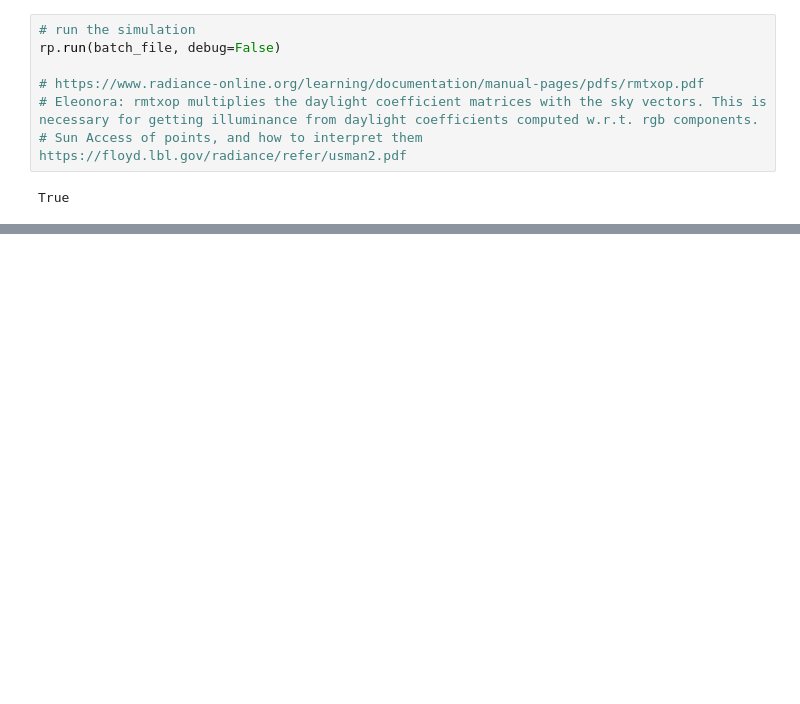
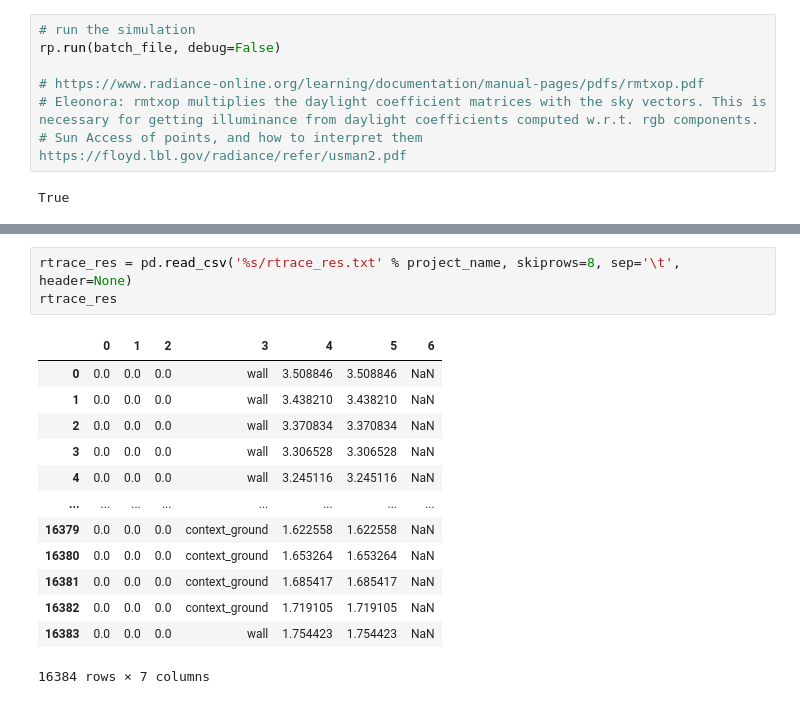
Before and after one commit to shervinazadi/EN_17037_Compliance, a Jupyter notebook: recipe_notebooks/external_context_view.ipynb, the cells around one changed output, grey strips where cells are left out. Cells and saved outputs as stored; diff of their text form; blank space fills up the shorter version.

```diff
--- a/recipe_notebooks/external_context_view.ipynb
+++ b/recipe_notebooks/external_context_view.ipynb
@@ -207,0 +275,17 @@ Viewer(geometries=[{'vtkClass': 'vtkPolyData', 'points': {'vtkClass': 'vtkPoints
+# %%
+rtrace_res = pd.read_csv('%s/rtrace_res.txt' % project_name, skiprows=8, sep='\t', header=None)
+rtrace_res
+# %% [output]
+|  | 0 | 1 | 2 | 3 | 4 | 5 | 6 |
+| 0 | 0.0 | 0.0 | 0.0 | wall | 3.508846 | 3.508846 | NaN |
+| 1 | 0.0 | 0.0 | 0.0 | wall | 3.438210 | 3.438210 | NaN |
+| 2 | 0.0 | 0.0 | 0.0 | wall | 3.370834 | 3.370834 | NaN |
+| 3 | 0.0 | 0.0 | 0.0 | wall | 3.306528 | 3.306528 | NaN |
+| 4 | 0.0 | 0.0 | 0.0 | wall | 3.245116 | 3.245116 | NaN |
+| ... | ... | ... | ... | ... | ... | ... | ... |
+| 16379 | 0.0 | 0.0 | 0.0 | context_ground | 1.622558 | 1.622558 | NaN |
+| 16380 | 0.0 | 0.0 | 0.0 | context_ground | 1.653264 | 1.653264 | NaN |
+| 16381 | 0.0 | 0.0 | 0.0 | context_ground | 1.685417 | 1.685417 | NaN |
+| 16382 | 0.0 | 0.0 | 0.0 | context_ground | 1.719105 | 1.719105 | NaN |
+| 16383 | 0.0 | 0.0 | 0.0 | wall | 1.754423 | 1.754423 | NaN |
+16384 rows × 7 columns
```
Also changed, not shown: parts of 13 cells of this notebook, 3 other files.
